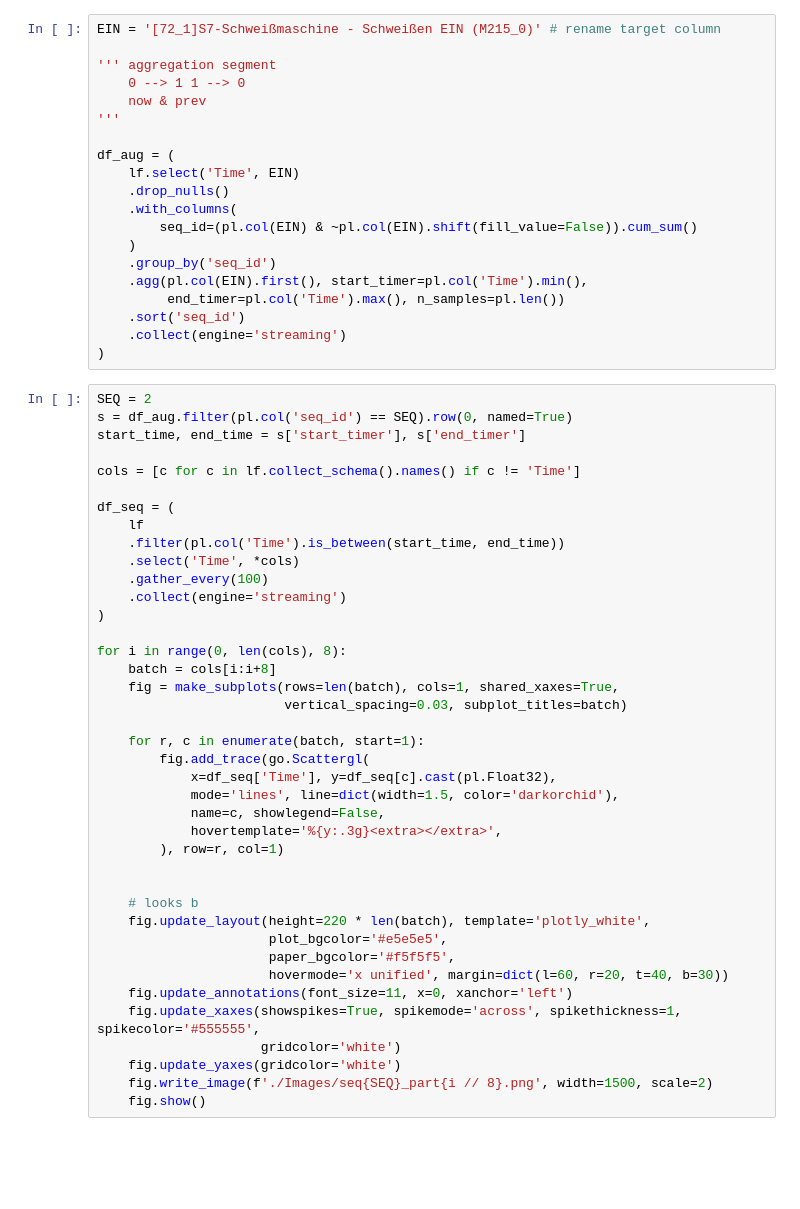
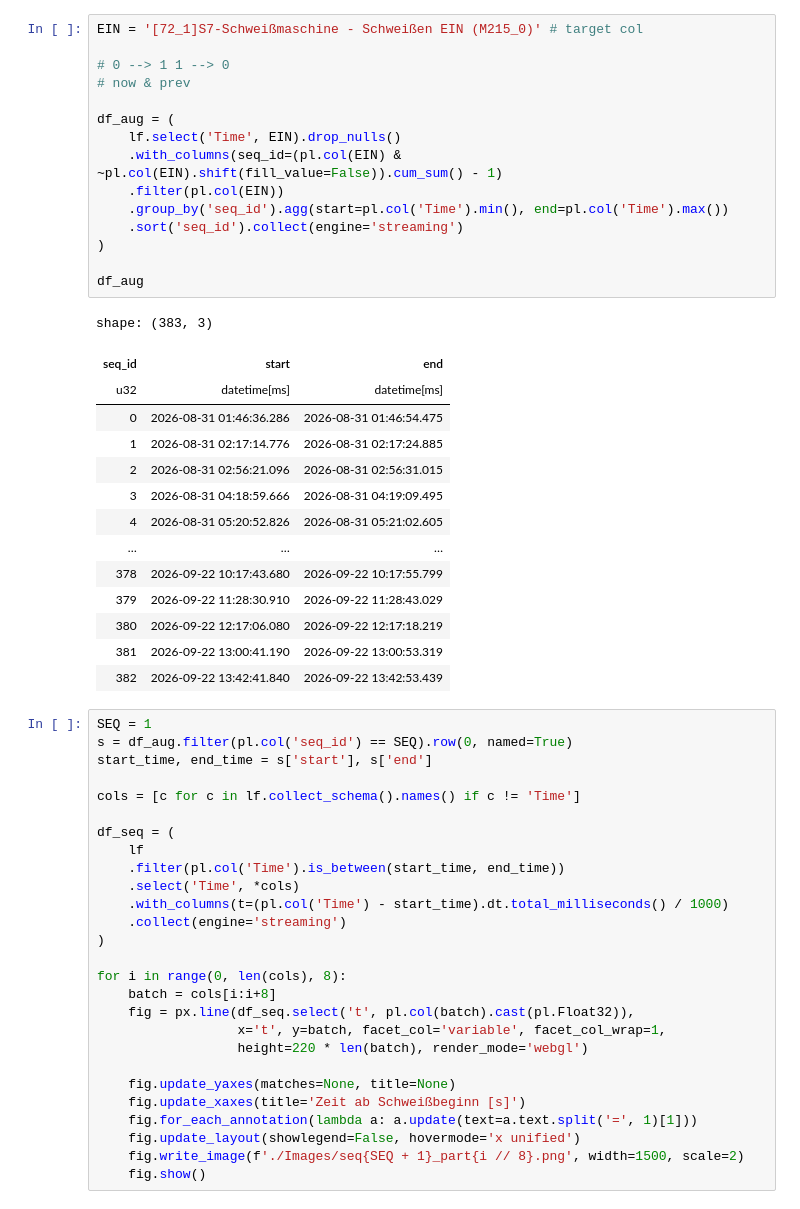
Before and after one commit to thien1ao/M1, a Jupyter notebook: main.ipynb, the cells around one changed output. Drawn from its saved outputs; the diff is of its cells as text; blank space fills up the shorter version.

```diff
--- a/main.ipynb
+++ b/main.ipynb
@@ -17,27 +31,37 @@ lf.head(10).collect()
 # %%
-EIN = '[72_1]S7-Schweißmaschine - Schweißen EIN (M215_0)' # rename target column
+EIN = '[72_1]S7-Schweißmaschine - Schweißen EIN (M215_0)' # target col
 
-''' aggregation segment
-    0 --> 1 1 --> 0
-    now & prev
-'''
+# 0 --> 1 1 --> 0
+# now & prev
 
 df_aug = (
-    lf.select('Time', EIN)
-    .drop_nulls()
-    .with_columns(
-        seq_id=(pl.col(EIN) & ~pl.col(EIN).shift(fill_value=False)).cum_sum()
-    )
-    .group_by('seq_id')
-    .agg(pl.col(EIN).first(), start_timer=pl.col('Time').min(),
-         end_timer=pl.col('Time').max(), n_samples=pl.len())
-    .sort('seq_id')
-    .collect(engine='streaming')
+    lf.select('Time', EIN).drop_nulls()
+    .with_columns(seq_id=(pl.col(EIN) & ~pl.col(EIN).shift(fill_value=False)).cum_sum() - 1)
+    .filter(pl.col(EIN))
+    .group_by('seq_id').agg(start=pl.col('Time').min(), end=pl.col('Time').max())
+    .sort('seq_id').collect(engine='streaming')
 )
+
+df_aug
+# %% [output]
+shape: (383, 3)
+| seq_id | start | end |
+| u32 | datetime[ms] | datetime[ms] |
+| 0 | 2026-08-31 01:46:36.286 | 2026-08-31 01:46:54.475 |
+| 1 | 2026-08-31 02:17:14.776 | 2026-08-31 02:17:24.885 |
+| 2 | 2026-08-31 02:56:21.096 | 2026-08-31 02:56:31.015 |
+| 3 | 2026-08-31 04:18:59.666 | 2026-08-31 04:19:09.495 |
+| 4 | 2026-08-31 05:20:52.826 | 2026-08-31 05:21:02.605 |
+| … | … | … |
+| 378 | 2026-09-22 10:17:43.680 | 2026-09-22 10:17:55.799 |
+| 379 | 2026-09-22 11:28:30.910 | 2026-09-22 11:28:43.029 |
+| 380 | 2026-09-22 12:17:06.080 | 2026-09-22 12:17:18.219 |
+| 381 | 2026-09-22 13:00:41.190 | 2026-09-22 13:00:53.319 |
+| 382 | 2026-09-22 13:42:41.840 | 2026-09-22 13:42:53.439 |
 # %%
-SEQ = 2
+SEQ = 1
 s = df_aug.filter(pl.col('seq_id') == SEQ).row(0, named=True)
-start_time, end_time = s['start_timer'], s['end_timer']
+start_time, end_time = s['start'], s['end']
 
 cols = [c for c in lf.collect_schema().names() if c != 'Time']
 
@@ -45,32 +69,19 @@ df_seq = (
     lf
     .filter(pl.col('Time').is_between(start_time, end_time))
     .select('Time', *cols)
-    .gather_every(100)
+    .with_columns(t=(pl.col('Time') - start_time).dt.total_milliseconds() / 1000)
     .collect(engine='streaming')
 )
 
 for i in range(0, len(cols), 8):
     batch = cols[i:i+8]
-    fig = make_subplots(rows=len(batch), cols=1, shared_xaxes=True,
-                        vertical_spacing=0.03, subplot_titles=batch)
+    fig = px.line(df_seq.select('t', pl.col(batch).cast(pl.Float32)),
+                  x='t', y=batch, facet_col='variable', facet_col_wrap=1,
+                  height=220 * len(batch), render_mode='webgl')
 
-    for r, c in enumerate(batch, start=1):
-        fig.add_trace(go.Scattergl(
-            x=df_seq['Time'], y=df_seq[c].cast(pl.Float32),
-            mode='lines', line=dict(width=1.5, color='darkorchid'),
-            name=c, showlegend=False,
-            hovertemplate='%{y:.3g}<extra></extra>',
-        ), row=r, col=1)
-
-
-    # looks b
-    fig.update_layout(height=220 * len(batch), template='plotly_white',
-                      plot_bgcolor='#e5e5e5',
-                      paper_bgcolor='#f5f5f5',
-                      hovermode='x unified', margin=dict(l=60, r=20, t=40, b=30))
-    fig.update_annotations(font_size=11, x=0, xanchor='left')
-    fig.update_xaxes(showspikes=True, spikemode='across', spikethickness=1, spikecolor='#555555',
-                     gridcolor='white')
-    fig.update_yaxes(gridcolor='white')
-    fig.write_image(f'./Images/seq{SEQ}_part{i // 8}.png', width=1500, scale=2)
+    fig.update_yaxes(matches=None, title=None)
+    fig.update_xaxes(title='Zeit ab Schweißbeginn [s]')
+    fig.for_each_annotation(lambda a: a.update(text=a.text.split('=', 1)[1]))
+    fig.update_layout(showlegend=False, hovermode='x unified')
+    fig.write_image(f'./Images/seq{SEQ + 1}_part{i // 8}.png', width=1500, scale=2)
     fig.show()
```
Also changed, not shown: parts of 2 cells of this notebook, 11 other files.
